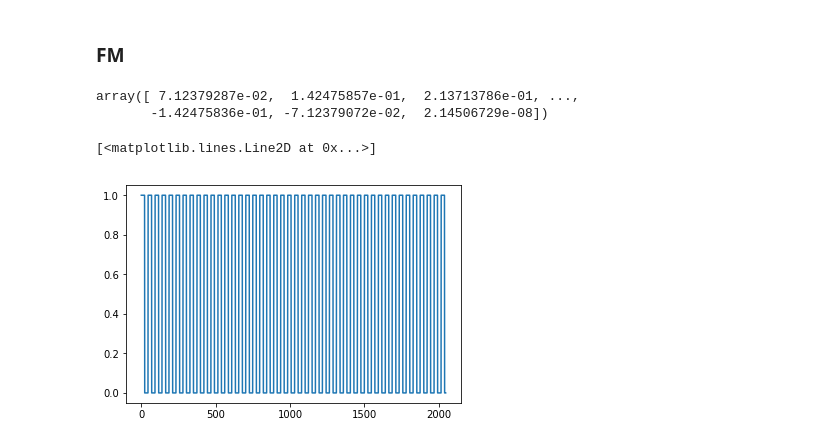
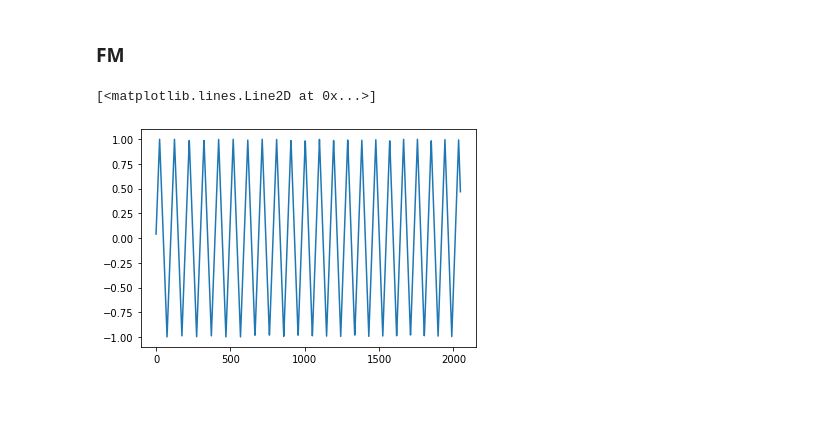
Before and after one commit to Misterion777/dsp, a Jupyter notebook: Lab1/Signals Generator.ipynb, the cells around one changed output. Drawn from its saved outputs; the diff is of its cells as text; code cells hidden in the pictures; blank space fills up the shorter version.

```diff
--- a/Lab1/Signals Generator.ipynb
+++ b/Lab1/Signals Generator.ipynb
@@ -68,2 +20,32 @@ def to_data(wave, sampwidth, k=1):
+# %%
+from inspect import signature
+def get_signal(signal_func, fm=None, am=None, frequency=440.0, amplitude=1, phase=0.0, duty=0.5, samplerate=samplerate, duration=1):
+    base = 2 * np.pi * frequency / samplerate
+    phi = phase
+    values = []
+    for i in range(samplerate * duration):
+        if am is None:
+            amodulation = 1
+        else:
+            amodulation = am[i]
+        if fm is None:
+            fmodulation = 0
+        else:
+            fmodulation = fm[i]
+
+        phi += base + (fmodulation * base)
+        if len(signature(signal_func).parameters) == 2:
+            signal_value = signal_func(phi,duty)
+        else:
+            signal_value = signal_func(phi)
+
+        values.append(amodulation * amplitude * signal_value )
+    return np.array(values)
+
+def get_poly(signals, samplerate=samplerate, duration=1):
+    poly = np.zeros(samplerate * duration)
+    for signal in signals:
+        poly += signal
+    return poly
 # %% [markdown]
 ## Sine
@@ -204,15 +163,11 @@ display.Audio(url=dirname + 'am_sin.wav')
 # %% [markdown]
 ### FM
 # %%
-fm = sawtooth_wave(amplitude_func=lambda x: 500,frequency=1,duration=5)
-fm
+fm = get_signal(apply_sawtooth, frequency=1, duration=5)
-# %% [output]
-array([ 7.12379287e-02,  1.42475857e-01,  2.13713786e-01, ...,
-       -1.42475836e-01, -7.12379072e-02,  2.14506729e-08])
 # %%
-fm_sine = pulse_wave(frequency=440, fm=fm,duration=5)
+carrier = get_signal(apply_triangular, fm=fm, duration=5)
 # %%
-plt.plot(np.arange(0,2048), fm_sine[:2048])
+plt.plot(np.arange(0,2048), carrier[:2048])
 # %% [output]
 [<matplotlib.lines.Line2D at 0x...>]
-[figure, old version]
+[figure, new version]
```
Also changed, not shown: parts of 40 cells of this notebook, 14 other files.
